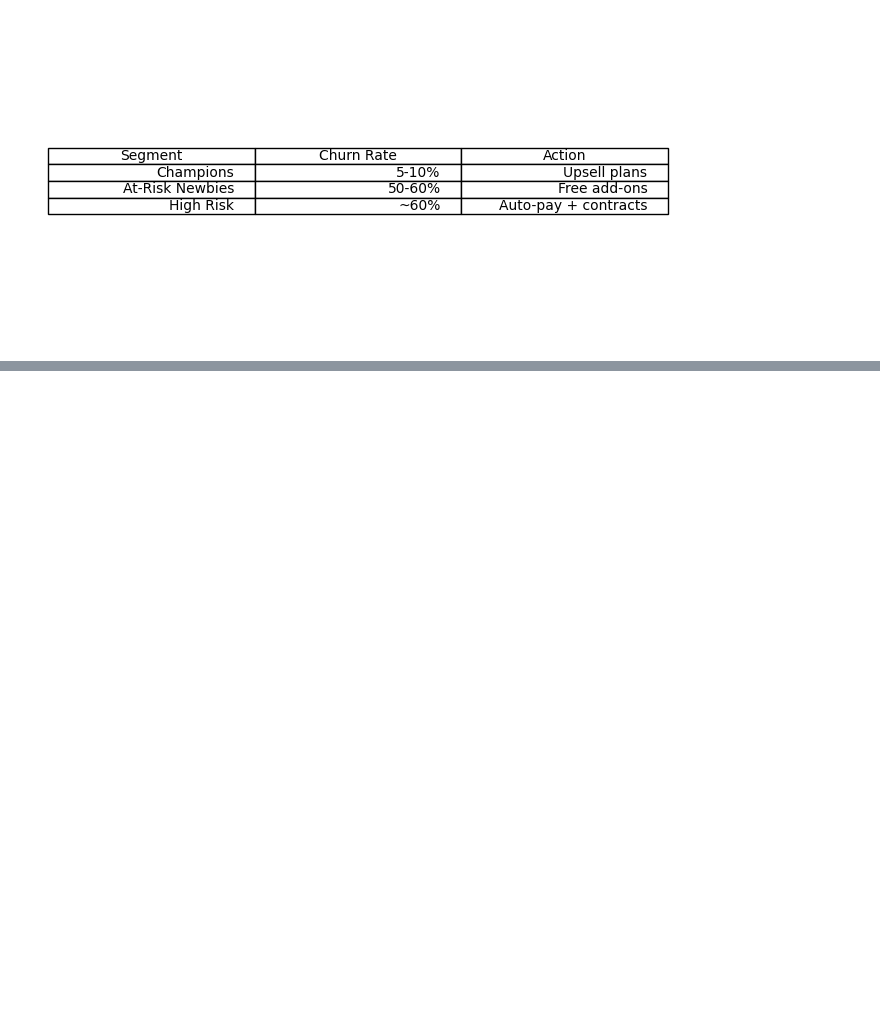
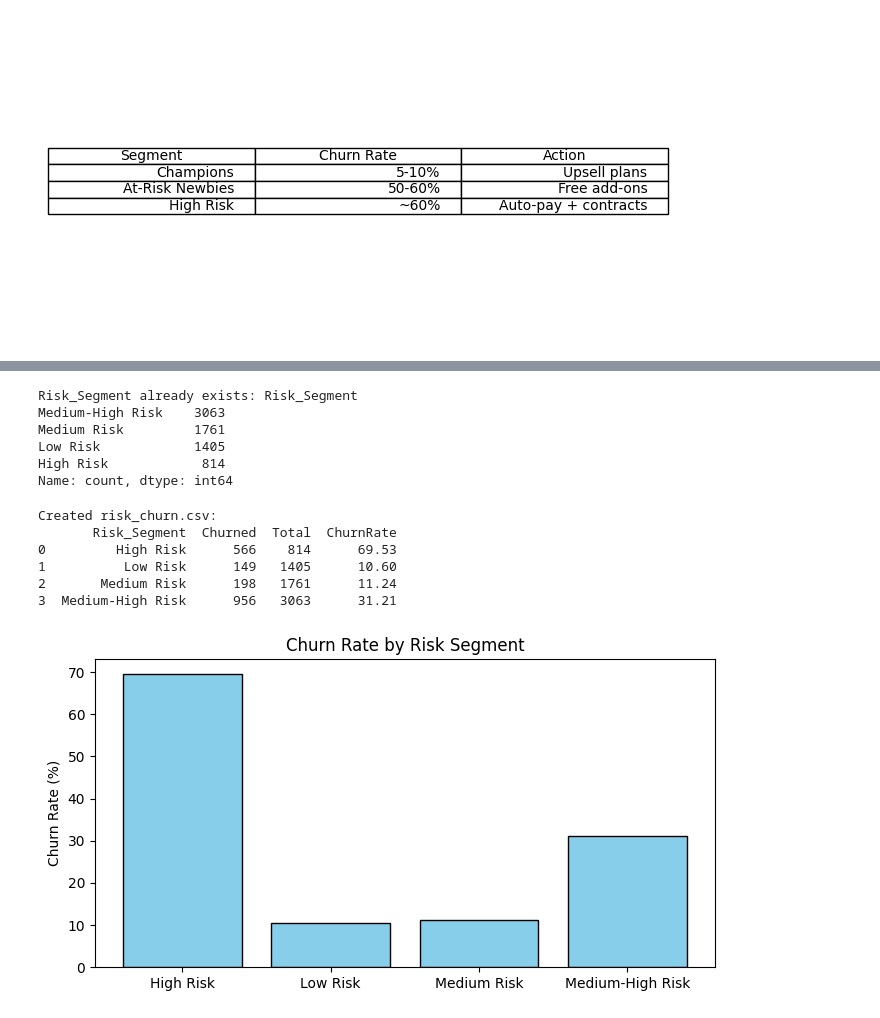
Before and after one commit to rakibakond95/Telco_customer_churn_analysis, a Jupyter notebook: Analyze_data/Customer_segmentation&behavior_analysis.ipynb, the cells around one changed output, grey strips where cells are left out. Drawn from its saved outputs; the diff is of its cells as text; code cells hidden in the pictures; blank space fills up the shorter version.

```diff
--- a/Analyze_data/Customer_segmentation&behavior_analysis.ipynb
+++ b/Analyze_data/Customer_segmentation&behavior_analysis.ipynb
@@ -320,0 +375,60 @@ plt.axis('off'); plt.savefig('../assets/segment_summary.png'); plt.show()
+# %%
+
+# Check if Risk_Segment exists
+if 'Risk_Segment' not in telco.columns:
+    print("Adding Risk_Segment...")
+    def risk_segment(row):
+        if row['tenure'] < 12 and row['MonthlyCharges'] > 70 and row['Contract'] == 'Month-to-month':
+            return 'High Risk'
+        elif row['PaymentMethod'] == 'Electronic check' or row['InternetService'] == 'Fiber optic':
+            return 'Medium-High Risk'
+        elif row['TotalServices'] < 3 or row['SeniorCitizen'] == 1:
+            return 'Medium Risk'
+        else:
+            return 'Low Risk'
+
+    telco['Risk_Segment'] = telco.apply(risk_segment, axis=1)
+    telco.to_csv('../data/telco_churn_analysis_cleaned.csv', index=False)
+    print("Updated telco_churn_cleaned.csv with Risk_Segment.")
+else:
+    print("Risk_Segment already exists:", telco['Risk_Segment'].value_counts())
+# %% [output]
+Risk_Segment already exists: Risk_Segment
+Medium-High Risk    3063
+Medium Risk         1761
+Low Risk            1405
+High Risk            814
+Name: count, dtype: int64
+# %%
+# Aggregate churn metrics
+risk_churn = telco.groupby('Risk_Segment').agg(
+    Churned=('ChurnBinary', 'sum'),  # Count of churned customers
+    Total=('ChurnBinary', 'count'),  # Total customers
+).reset_index()
+
+# Calculate churn rate
+risk_churn['ChurnRate'] = (risk_churn['Churned'] / risk_churn['Total'] * 100).round(2)
+
+# Save to CSV
+risk_churn.to_csv('../data/risk_churn.csv', index=False)
+print("Created risk_churn.csv:")
+print(risk_churn)
+# %% [output]
+Created risk_churn.csv:
+       Risk_Segment  Churned  Total  ChurnRate
+0         High Risk      566    814      69.53
+1          Low Risk      149   1405      10.60
+2       Medium Risk      198   1761      11.24
+3  Medium-High Risk      956   3063      31.21
+# %%
+import matplotlib.pyplot as plt
+
+# Bar plot for churn rate
+plt.figure(figsize=(8,4))
+plt.bar(risk_churn['Risk_Segment'], risk_churn['ChurnRate'], edgecolor='black', color='skyblue')
+plt.title('Churn Rate by Risk Segment')
+plt.ylabel('Churn Rate (%)')
+plt.savefig('../assets/risk_churn_plot.png')
+plt.show()
+# %% [output]
+[figure, added]
```
Also changed, not shown: parts of 5 cells of this notebook, 1 other file.
